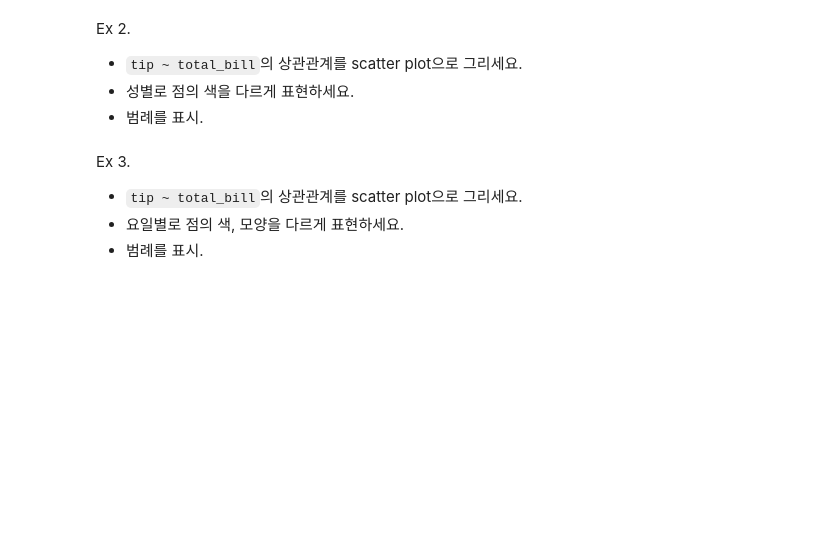
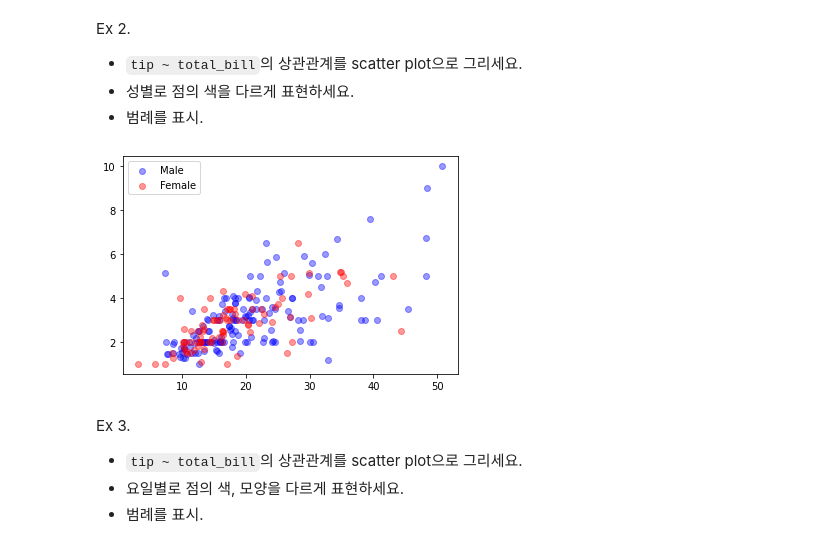
Before and after one commit to JMYoon90/JM_python, a Jupyter notebook: py21_matplotilb.ipynb, the cells around one changed output. Saved outputs shown, nothing was run; the diff lists cells and outputs as text; code cells hidden in the pictures; blank space fills up the shorter version.

```diff
--- a/py21_matplotilb.ipynb
+++ b/py21_matplotilb.ipynb
@@ -553,6 +572,17 @@ Ex 2.
 * `tip ~ total_bill`의 상관관계를 scatter plot으로 그리세요.
 * 성별로 점의 색을 다르게 표현하세요.
 * 범례를 표시.
+# %%
+tip_male = tips[tips.sex == 'Male']
+tip_female = tips[tips.sex == 'Female']
+# %%
+plt.scatter(x=tip_male.total_bill, y=tip_male.tip, c='blue', alpha=0.4, label='Male')
+plt.scatter(x=tip_female.total_bill, y=tip_female.tip, c='red', alpha=0.4, label='Female')
+
+plt.legend()
+plt.show()
+# %% [output]
+[figure, added]
 # %% [markdown]
 Ex 3.
 
```
Also changed, not shown: parts of 3 cells of this notebook.
